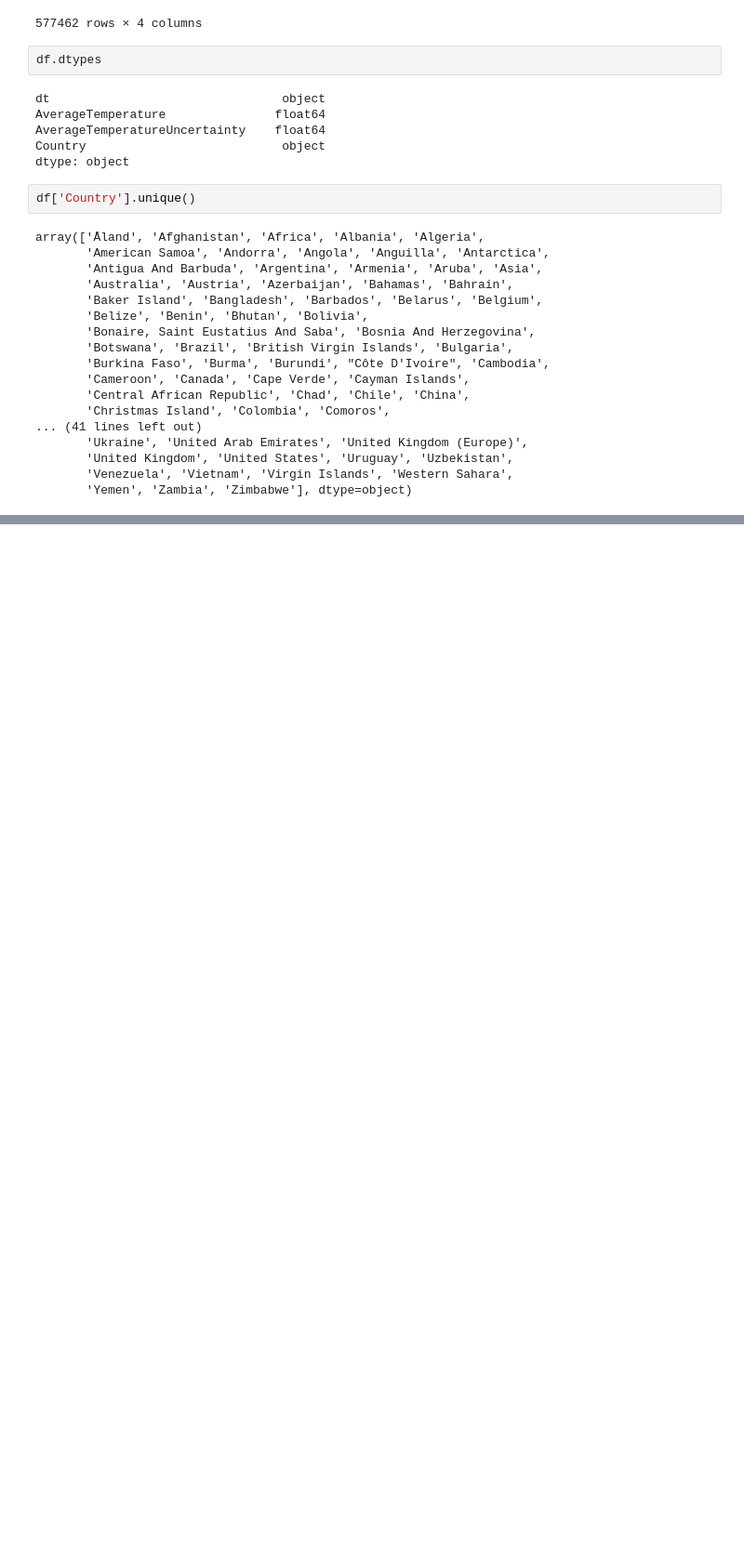
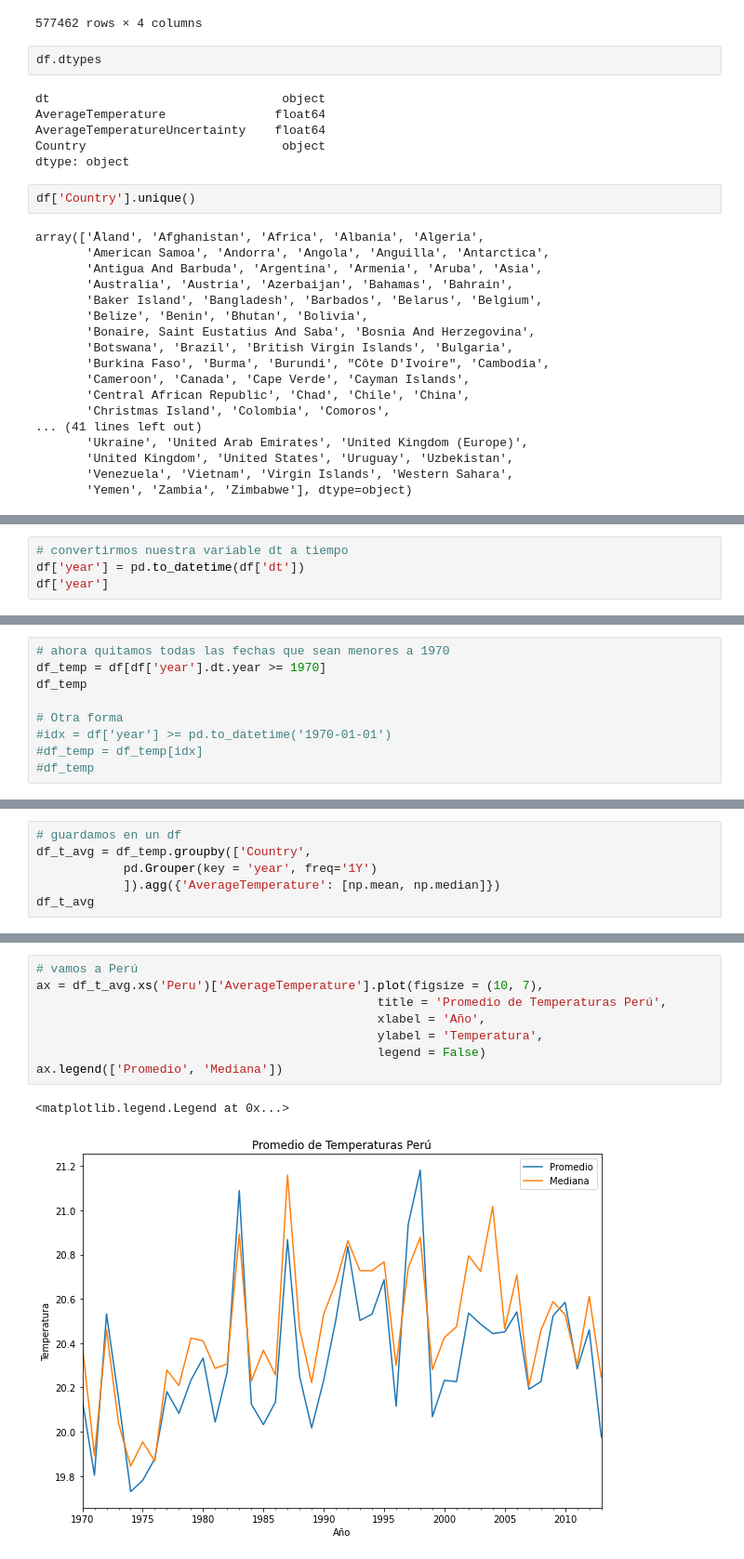
Before and after one commit to FernandoCallasaca/data_science_projects, a Jupyter notebook: pandas_routine.ipynb, the cells around one changed output, grey strips where cells are left out. Shown at 93% size. Cells and saved outputs as stored; diff of their text form; blank space fills up the shorter version.

```diff
--- a/pandas_routine.ipynb
+++ b/pandas_routine.ipynb
@@ -93,0 +112,4 @@ array(['Åland', 'Afghanistan', 'Africa', 'Albania', 'Algeria',
+# %%
+# convertirmos nuestra variable dt a tiempo
+df['year'] = pd.to_datetime(df['dt'])
+df['year']
@@ -93,0 +129,9 @@ array(['Åland', 'Afghanistan', 'Africa', 'Albania', 'Algeria',
+# %%
+# ahora quitamos todas las fechas que sean menores a 1970
+df_temp = df[df['year'].dt.year >= 1970]
+df_temp
+
+# Otra forma
+#idx = df['year'] >= pd.to_datetime('1970-01-01')
+#df_temp = df_temp[idx]
+#df_temp
@@ -93,0 +175,6 @@ array(['Åland', 'Afghanistan', 'Africa', 'Albania', 'Algeria',
+# %%
+# guardamos en un df
+df_t_avg = df_temp.groupby(['Country',
+            pd.Grouper(key = 'year', freq='1Y')
+            ]).agg({'AverageTemperature': [np.mean, np.median]})
+df_t_avg
@@ -93,0 +218,11 @@ array(['Åland', 'Afghanistan', 'Africa', 'Albania', 'Algeria',
+# %%
+# vamos a Perú
+ax = df_t_avg.xs('Peru')['AverageTemperature'].plot(figsize = (10, 7),
+                                               title = 'Promedio de Temperaturas Perú',
+                                               xlabel = 'Año',
+                                               ylabel = 'Temperatura',
+                                               legend = False)
+ax.legend(['Promedio', 'Mediana'])
+# %% [output]
+<matplotlib.legend.Legend at 0x...>
+[figure, added]
```
Also changed, not shown: parts of 15 cells of this notebook.
